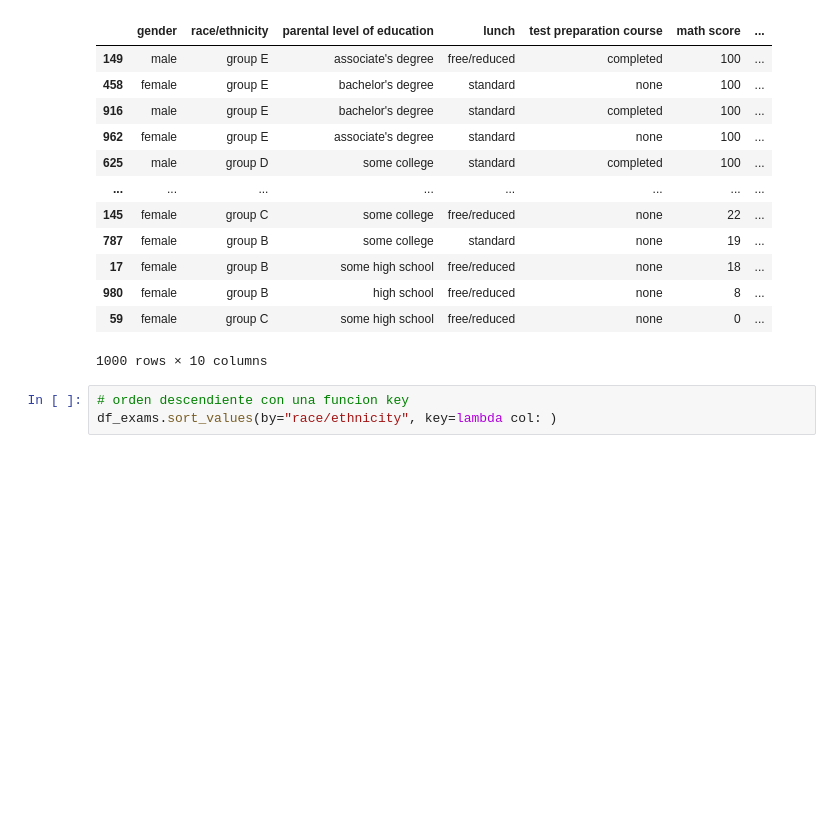
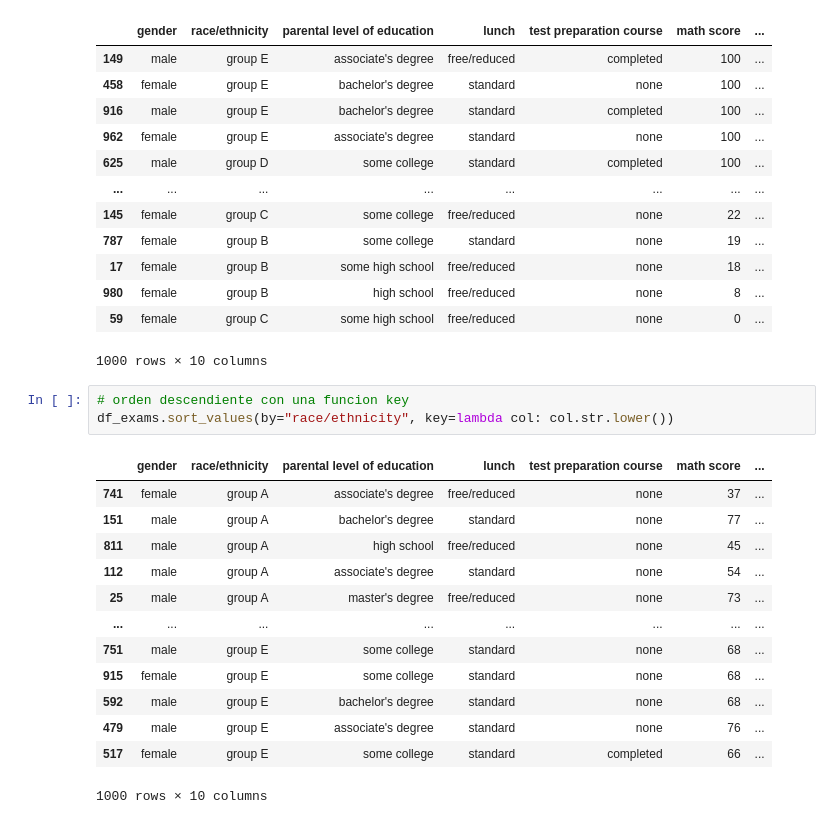
Before and after one commit to SunFanton/python-courses, a Jupyter notebook: data-science/Frank-Andrade-Course/Introducción-Pandas.ipynb, the cells around one changed output. Saved outputs shown, nothing was run; the diff lists cells and outputs as text; blank space fills up the shorter version.

```diff
--- a/data-science/Frank-Andrade-Course/Introducción-Pandas.ipynb
+++ b/data-science/Frank-Andrade-Course/Introducción-Pandas.ipynb
@@ -807,4 +813,18 @@ df_exams
 1000 rows × 10 columns
 # %%
 # orden descendiente con una funcion key
-df_exams.sort_values(by="race/ethnicity", key=lambda col: )
+df_exams.sort_values(by="race/ethnicity", key=lambda col: col.str.lower())
+# %% [output]
+|  | gender | race/ethnicity | parental level of education | lunch | test preparation course | math score | ... |
+| 741 | female | group A | associate's degree | free/reduced | none | 37 | ... |
+| 151 | male | group A | bachelor's degree | standard | none | 77 | ... |
+| 811 | male | group A | high school | free/reduced | none | 45 | ... |
+| 112 | male | group A | associate's degree | standard | none | 54 | ... |
+| 25 | male | group A | master's degree | free/reduced | none | 73 | ... |
+| ... | ... | ... | ... | ... | ... | ... | ... |
+| 751 | male | group E | some college | standard | none | 68 | ... |
+| 915 | female | group E | some college | standard | none | 68 | ... |
+| 592 | male | group E | bachelor's degree | standard | none | 68 | ... |
+| 479 | male | group E | associate's degree | standard | none | 76 | ... |
+| 517 | female | group E | some college | standard | completed | 66 | ... |
+1000 rows × 10 columns
```
Also changed, not shown: parts of 4 cells of this notebook, 6 other files.
